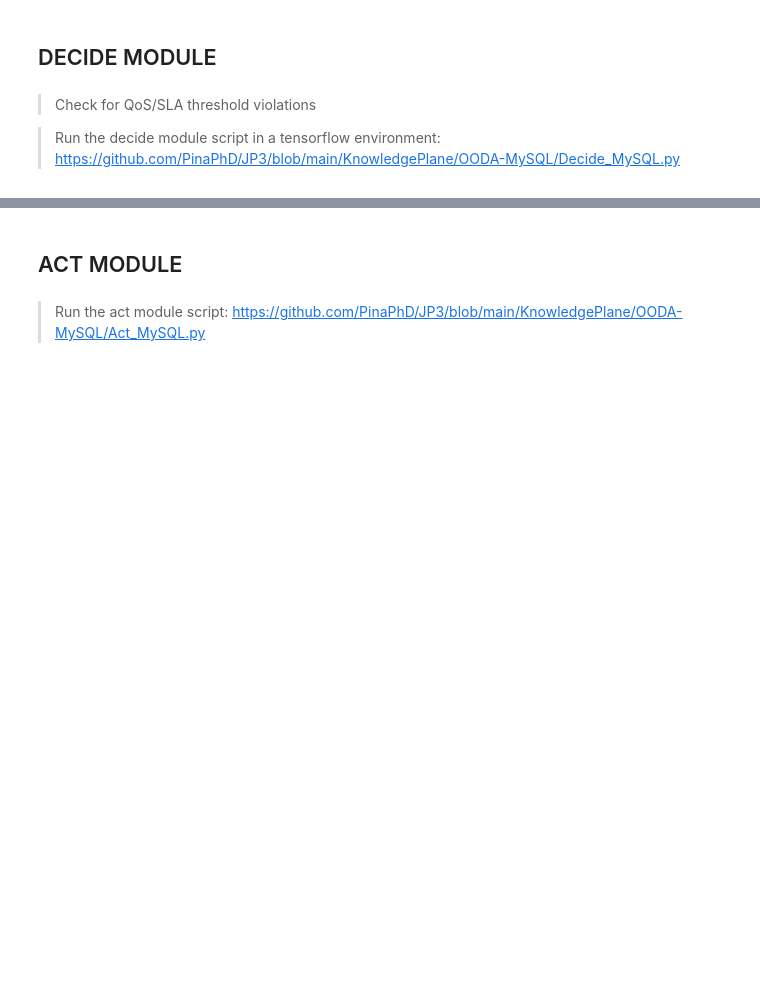
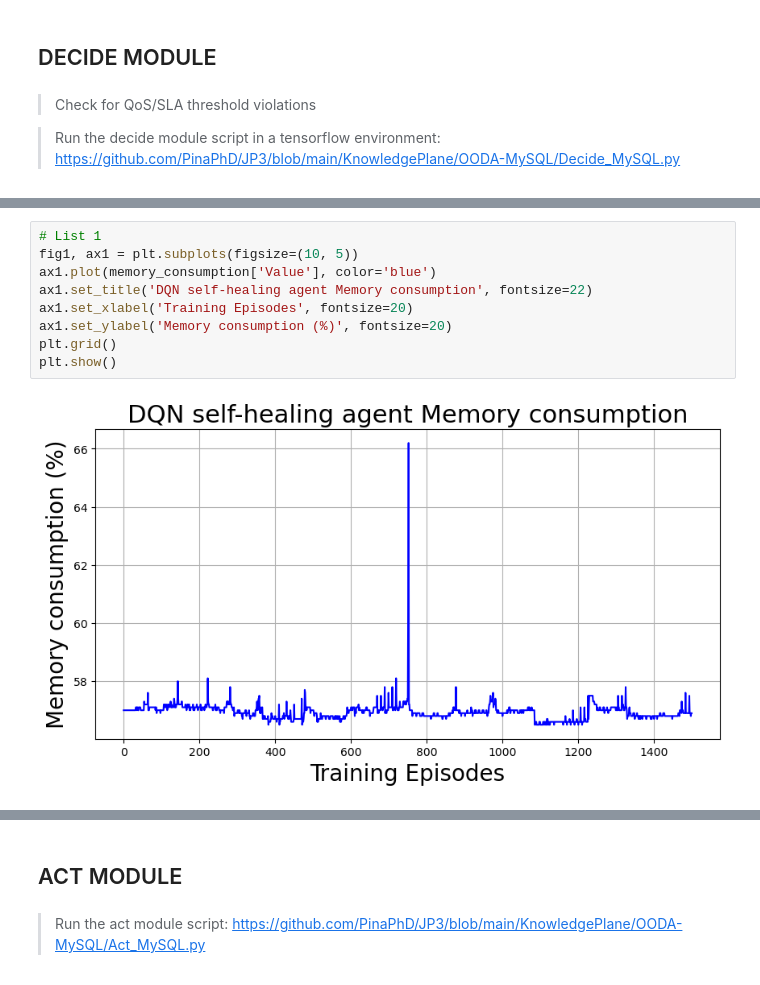
Before and after one commit to PinaPhD/A-threshold-triggered-DQN-self-healing-framework, a Jupyter notebook: Data/Summary.ipynb, the cells around one changed output, grey strips where cells are left out. Drawn from its saved outputs; the diff is of its cells as text; blank space fills up the shorter version.

```diff
--- a/Data/Summary.ipynb
+++ b/Data/Summary.ipynb
@@ -485,0 +541,11 @@ t_Threshold = np.arange(18,27,0.01)   #Operating Temperature (Data Center Power
+# %%
+# List 1
+fig1, ax1 = plt.subplots(figsize=(10, 5))
+ax1.plot(memory_consumption['Value'], color='blue')
+ax1.set_title('DQN self-healing agent Memory consumption', fontsize=22)
+ax1.set_xlabel('Training Episodes', fontsize=20)
+ax1.set_ylabel('Memory consumption (%)', fontsize=20)
+plt.grid()
+plt.show()
+# %% [output]
+[figure, added]
```
Also changed, not shown: parts of 9 cells of this notebook, 37 other files.
